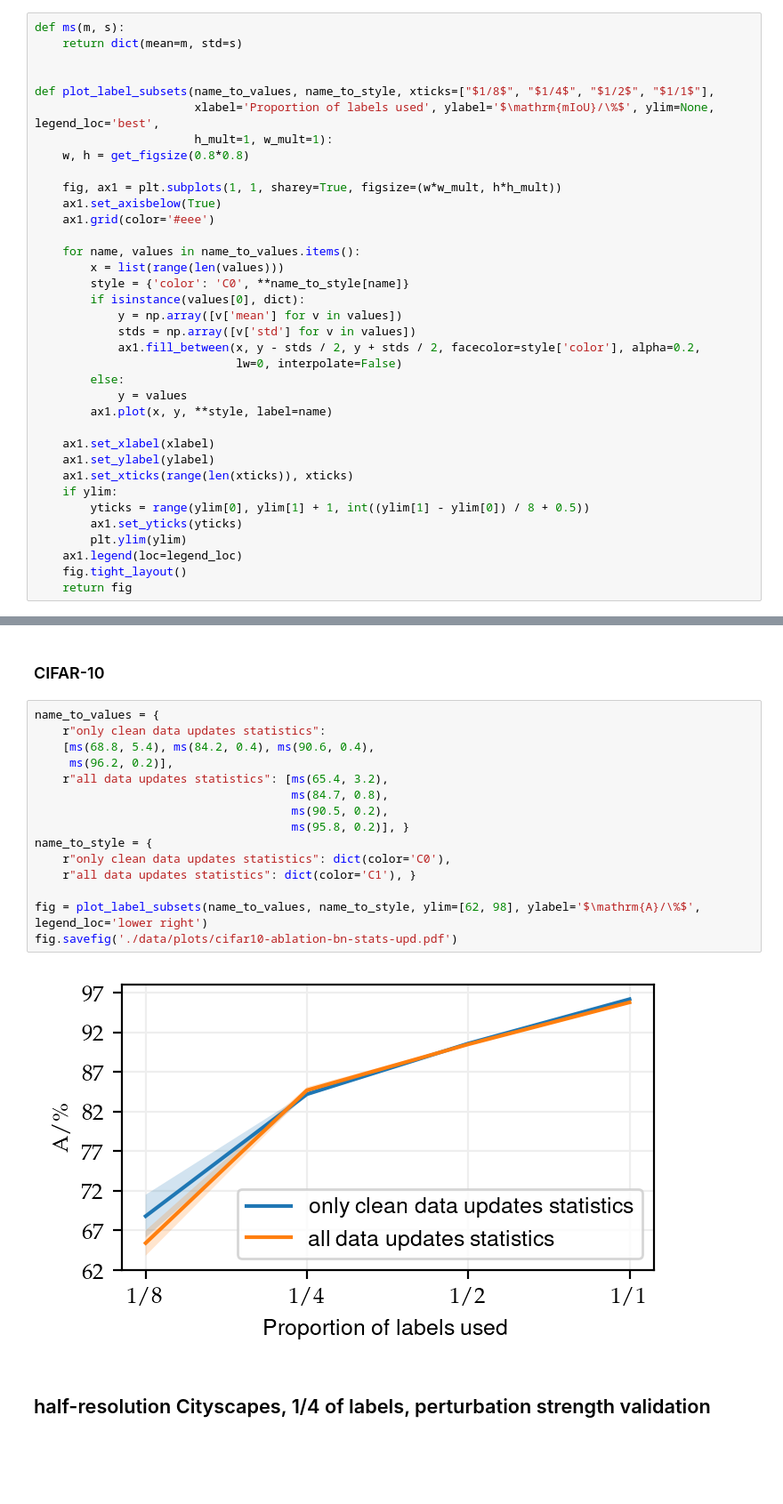
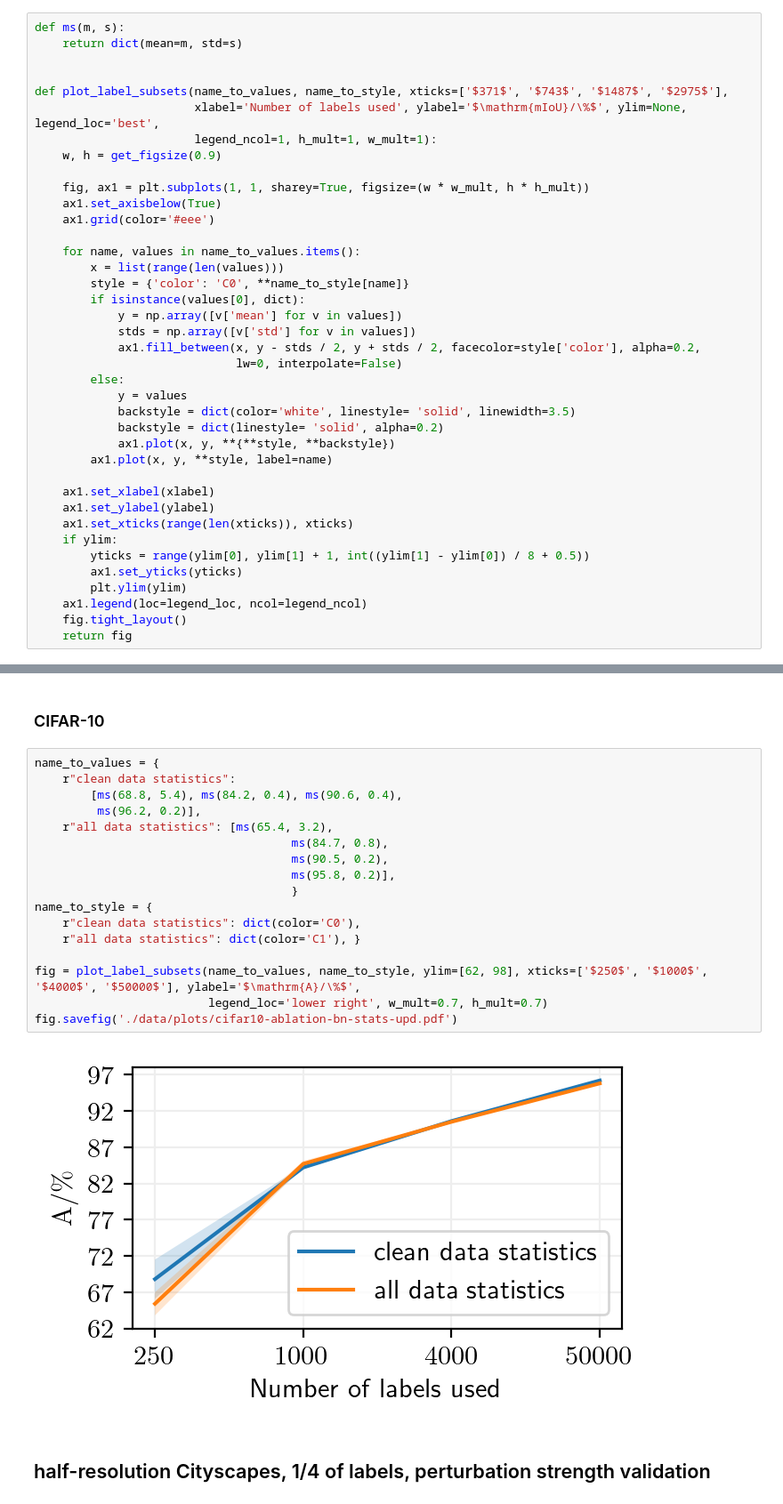
Before and after one commit to Ivan1248/vidlu, a Jupyter notebook: other/notebooks/figures_semisup.ipynb, the cells around one changed output, grey strips where cells are left out. Shown at 89% size. Drawn from its saved outputs; the diff is of its cells as text; blank space fills up the shorter version.

```diff
--- a/other/notebooks/figures_semisup.ipynb
+++ b/other/notebooks/figures_semisup.ipynb
@@ -96,12 +116,12 @@ def ms(m, s):
     return dict(mean=m, std=s)
 
 
-def plot_label_subsets(name_to_values, name_to_style, xticks=["$1/8$", "$1/4$", "$1/2$", "$1/1$"],
-                       xlabel='Proportion of labels used', ylabel='$\mathrm{mIoU}/\%$', ylim=None, legend_loc='best',
-                       h_mult=1, w_mult=1):
-    w, h = get_figsize(0.8*0.8)
+def plot_label_subsets(name_to_values, name_to_style, xticks=['$371$', '$743$', '$1487$', '$2975$'],
+                       xlabel='Number of labels used', ylabel='$\mathrm{mIoU}/\%$', ylim=None, legend_loc='best',
+                       legend_ncol=1, h_mult=1, w_mult=1):
+    w, h = get_figsize(0.9)
 
-    fig, ax1 = plt.subplots(1, 1, sharey=True, figsize=(w*w_mult, h*h_mult))
+    fig, ax1 = plt.subplots(1, 1, sharey=True, figsize=(w * w_mult, h * h_mult))
     ax1.set_axisbelow(True)
     ax1.grid(color='#eee')
 
@@ -115,6 +135,9 @@ def plot_label_subsets(name_to_values, name_to_style, xticks=["$1/8$", "$1/4$",
                              lw=0, interpolate=False)
         else:
             y = values
+            backstyle = dict(color='white', linestyle= 'solid', linewidth=3.5)
+            backstyle = dict(linestyle= 'solid', alpha=0.2)
+            ax1.plot(x, y, **{**style, **backstyle})
         ax1.plot(x, y, **style, label=name)
 
     ax1.set_xlabel(xlabel)
@@ -124,7 +147,7 @@ def plot_label_subsets(name_to_values, name_to_style, xticks=["$1/8$", "$1/4$",
         yticks = range(ylim[0], ylim[1] + 1, int((ylim[1] - ylim[0]) / 8 + 0.5))
         ax1.set_yticks(yticks)
         plt.ylim(ylim)
-    ax1.legend(loc=legend_loc)
+    ax1.legend(loc=legend_loc, ncol=legend_ncol)
     fig.tight_layout()
     return fig
 # %%
@@ -329,21 +459,23 @@ fig.savefig('./data/plots/cs-ablation-bn-stats-upd.pdf')
 ### CIFAR-10
 # %%
 name_to_values = {
-    r"only clean data updates statistics":
-    [ms(68.8, 5.4), ms(84.2, 0.4), ms(90.6, 0.4),
-     ms(96.2, 0.2)],
-    r"all data updates statistics": [ms(65.4, 3.2),
+    r"clean data statistics":
+        [ms(68.8, 5.4), ms(84.2, 0.4), ms(90.6, 0.4),
+         ms(96.2, 0.2)],
+    r"all data statistics": [ms(65.4, 3.2),
                                      ms(84.7, 0.8),
                                      ms(90.5, 0.2),
-                                     ms(95.8, 0.2)], }
+                                     ms(95.8, 0.2)],
+                                     }
 name_to_style = {
-    r"only clean data updates statistics": dict(color='C0'),
-    r"all data updates statistics": dict(color='C1'), }
+    r"clean data statistics": dict(color='C0'),
+    r"all data statistics": dict(color='C1'), }
 
-fig = plot_label_subsets(name_to_values, name_to_style, ylim=[62, 98], ylabel='$\mathrm{A}/\%$', legend_loc='lower right')
+fig = plot_label_subsets(name_to_values, name_to_style, ylim=[62, 98], xticks=['$250$', '$1000$', '$4000$', '$50000$'], ylabel='$\mathrm{A}/\%$',
+                         legend_loc='lower right', w_mult=0.7, h_mult=0.7)
 fig.savefig('./data/plots/cifar10-ablation-bn-stats-upd.pdf')
 # %% [output]
-[figure, old version]
+[figure, new version]
 # %% [markdown]
 ## half-resolution Cityscapes, 1/4 of labels, perturbation strength validation
 # %%
```
Also changed, not shown: parts of 16 cells of this notebook, 4 other files.
